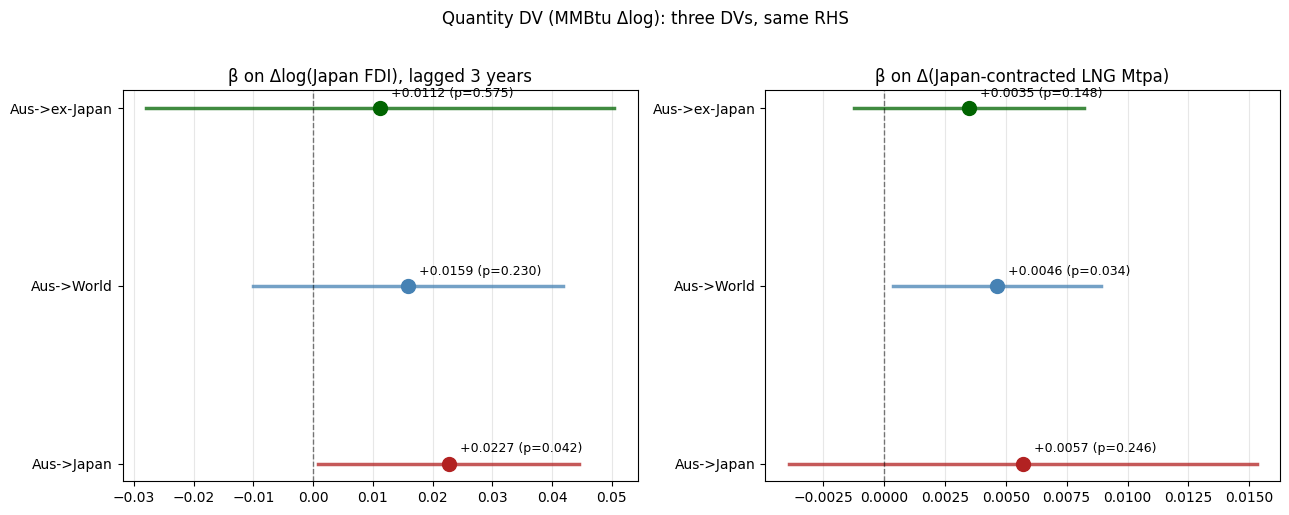
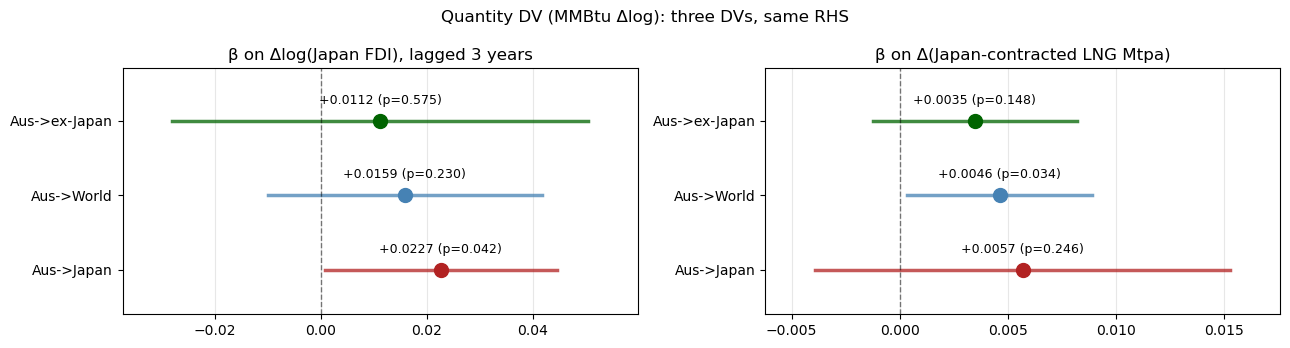
The notebook cell's code change between the first figure and the second:
--- before
+++ after
@@ -1,3 +1,3 @@
-fig, axes = plt.subplots(1, 2, figsize=(13, 5))
+fig, axes = plt.subplots(1, 2, figsize=(13, 3.5))
 labels = list(DVS_DLOG.values())
 colors = ['firebrick','steelblue','darkgreen']
@@ -13,11 +13,14 @@
         ax.plot([lo,hi],[i,i], color=col, lw=2.5, alpha=0.75)
         ax.plot(c, i, 'o', color=col, ms=10, zorder=3)
-        ax.annotate(f'{c:+.4f} (p={p:.3f})', xy=(c,i), xytext=(8,8),
-                     textcoords='offset points', fontsize=9)
+        ax.annotate(f'{c:+.4f} (p={p:.3f})', xy=(c,i), xytext=(0,12),
+                     textcoords='offset points', fontsize=9, ha='center')
     ax.axvline(0, color='black', ls='--', lw=1, alpha=0.5)
     ax.set_yticks(range(len(labels)))
     ax.set_yticklabels(labels)
+    ax.set_ylim(-0.6, 2.7)
+    ax.margins(x=0.12)
     ax.set_title(title); ax.grid(axis='x', alpha=0.3)
 
-plt.suptitle('Quantity DV (MMBtu Δlog): three DVs, same RHS', y=1.02, fontsize=12)
-plt.tight_layout(); plt.show()
+plt.suptitle('Quantity DV (MMBtu Δlog): three DVs, same RHS', fontsize=12)
+plt.tight_layout()
+plt.show()

Commit: Plot scaling changes + APAC graph